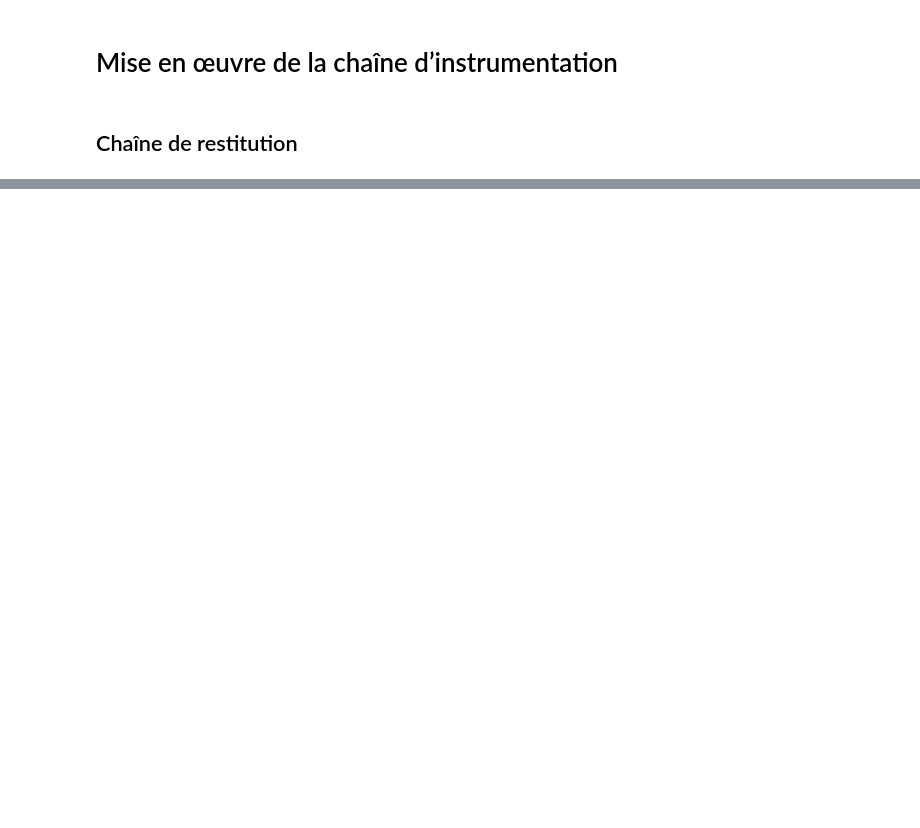
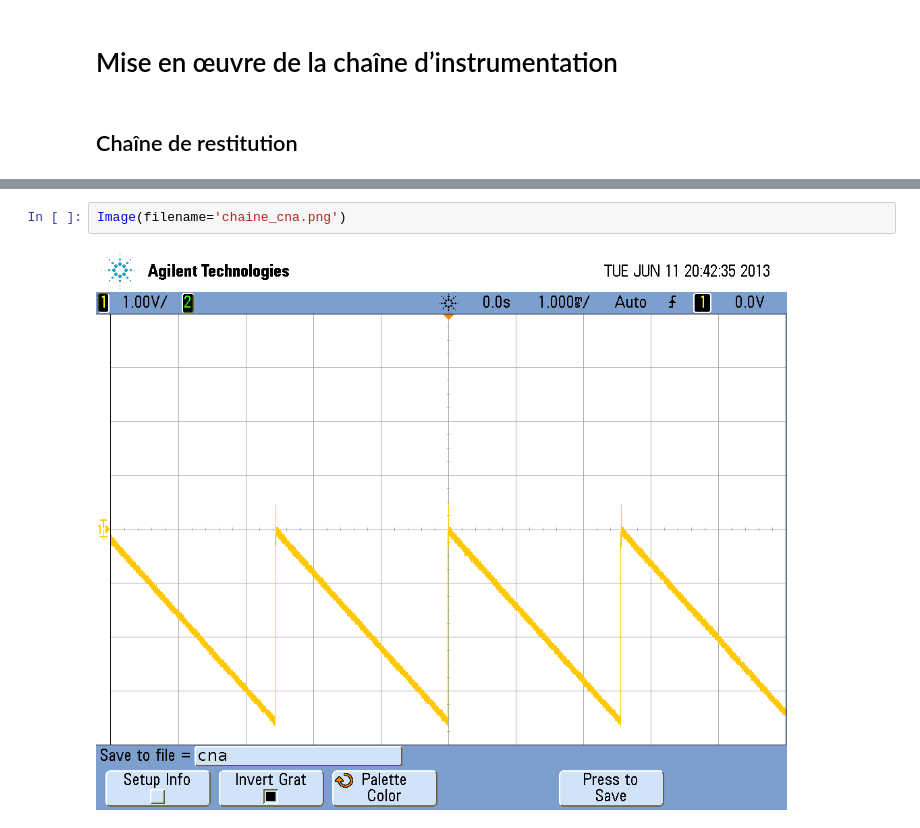
Before and after one commit to nim65s/N7, a Jupyter notebook: cours/TP Chaine d’Instrumentation.ipynb, the cells around one changed output, grey strips where cells are left out. Drawn from its saved outputs; the diff is of its cells as text; blank space fills up the shorter version.

```diff
--- a/cours/TP Chaine d’Instrumentation.ipynb
+++ b/cours/TP Chaine d’Instrumentation.ipynb
@@ -231,0 +212,4 @@ ImportError: No module named scipy.interpolate
+# %%
+Image(filename='chaine_cna.png')
+# %% [output]
+[figure, added]
```
Also changed, not shown: parts of 26 cells of this notebook, 3 other files.
